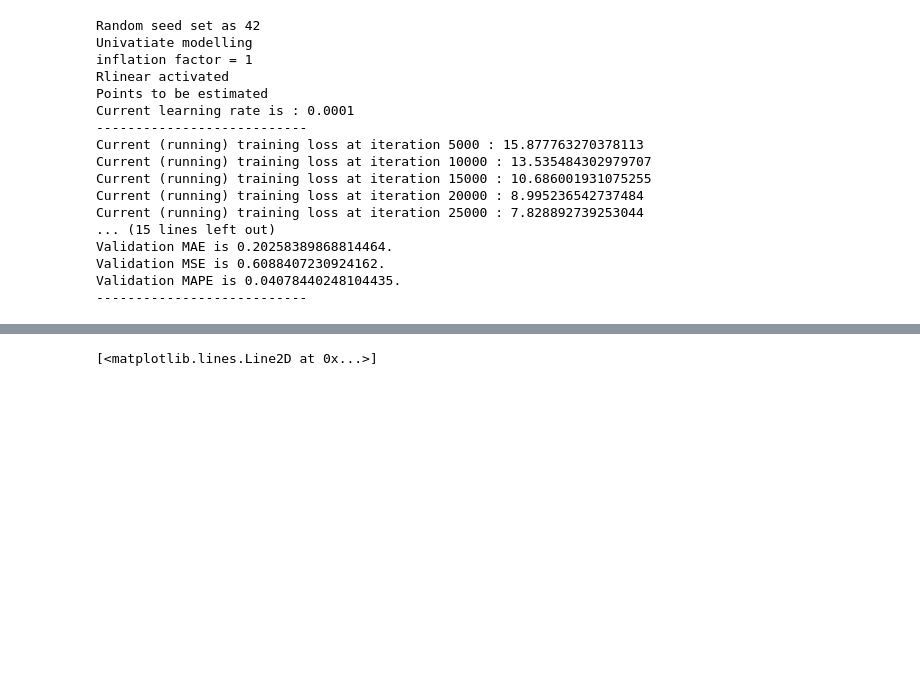
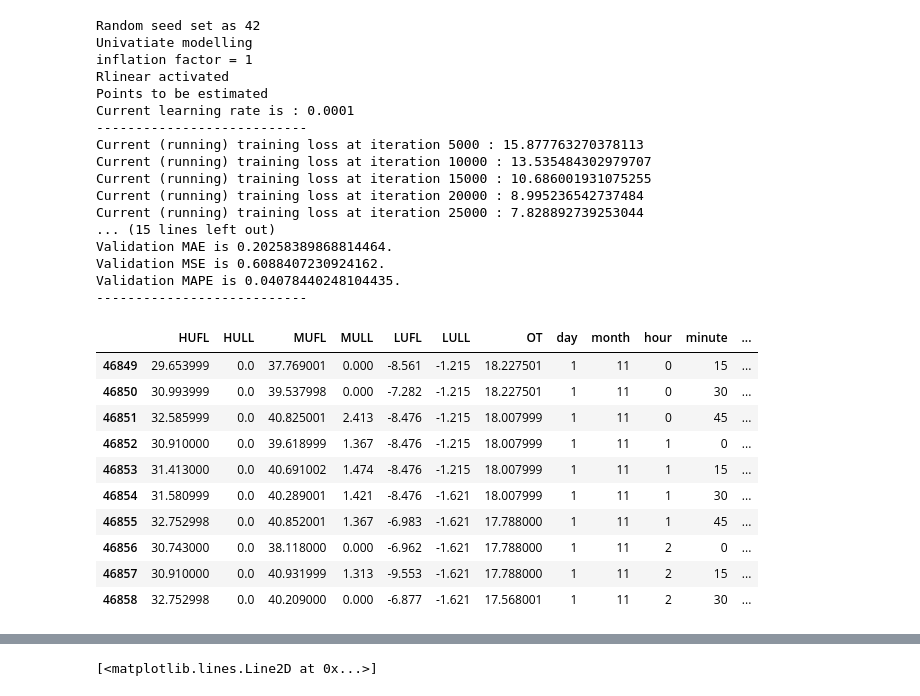
Before and after one commit to nickhanabah/time_series_experiment, a Jupyter notebook: experimentsETTm2.ipynb, the cells around one changed output, grey strips where cells are left out. Saved outputs shown, nothing was run; the diff lists cells and outputs as text; code cells hidden in the pictures; blank space fills up the shorter version.

```diff
--- a/experimentsETTm2.ipynb
+++ b/experimentsETTm2.ipynb
@@ -68,6 +68,20 @@ Validation MAE is 0.20258389868814464.
 Validation MSE is 0.6088407230924162.
 Validation MAPE is 0.04078440248104435.
 ---------------------------
+# %%
+test_df.head(10)
+# %% [output]
+|  | HUFL | HULL | MUFL | MULL | LUFL | LULL | OT | day | month | hour | minute | ... |
+| 46849 | 29.653999 | 0.0 | 37.769001 | 0.000 | -8.561 | -1.215 | 18.227501 | 1 | 11 | 0 | 15 | ... |
+| 46850 | 30.993999 | 0.0 | 39.537998 | 0.000 | -7.282 | -1.215 | 18.227501 | 1 | 11 | 0 | 30 | ... |
+| 46851 | 32.585999 | 0.0 | 40.825001 | 2.413 | -8.476 | -1.215 | 18.007999 | 1 | 11 | 0 | 45 | ... |
+| 46852 | 30.910000 | 0.0 | 39.618999 | 1.367 | -8.476 | -1.215 | 18.007999 | 1 | 11 | 1 | 0 | ... |
+| 46853 | 31.413000 | 0.0 | 40.691002 | 1.474 | -8.476 | -1.215 | 18.007999 | 1 | 11 | 1 | 15 | ... |
+| 46854 | 31.580999 | 0.0 | 40.289001 | 1.421 | -8.476 | -1.621 | 18.007999 | 1 | 11 | 1 | 30 | ... |
+| 46855 | 32.752998 | 0.0 | 40.852001 | 1.367 | -6.983 | -1.621 | 17.788000 | 1 | 11 | 1 | 45 | ... |
+| 46856 | 30.743000 | 0.0 | 38.118000 | 0.000 | -6.962 | -1.621 | 17.788000 | 1 | 11 | 2 | 0 | ... |
+| 46857 | 30.910000 | 0.0 | 40.931999 | 1.313 | -9.553 | -1.621 | 17.788000 | 1 | 11 | 2 | 15 | ... |
+| 46858 | 32.752998 | 0.0 | 40.209000 | 0.000 | -6.877 | -1.621 | 17.568001 | 1 | 11 | 2 | 30 | ... |
 # %%
 test_data = DataLoader(TimeSeriesDataset(test_df, future_steps= future_steps, target_column = target_column,feature_columns=feature_columns,p_lag=p_lag), batch_size=batch_size,drop_last=True)
 plot_multistep_forecast(test_data=test_data, target_list =test_df.OT.tolist()[0:number_of_forecasts],  neural_net=net, future_steps=future_steps, number_of_forecasts=number_of_forecasts)
```
Also changed, not shown: parts of 1 cell of this notebook, 1 other file.
